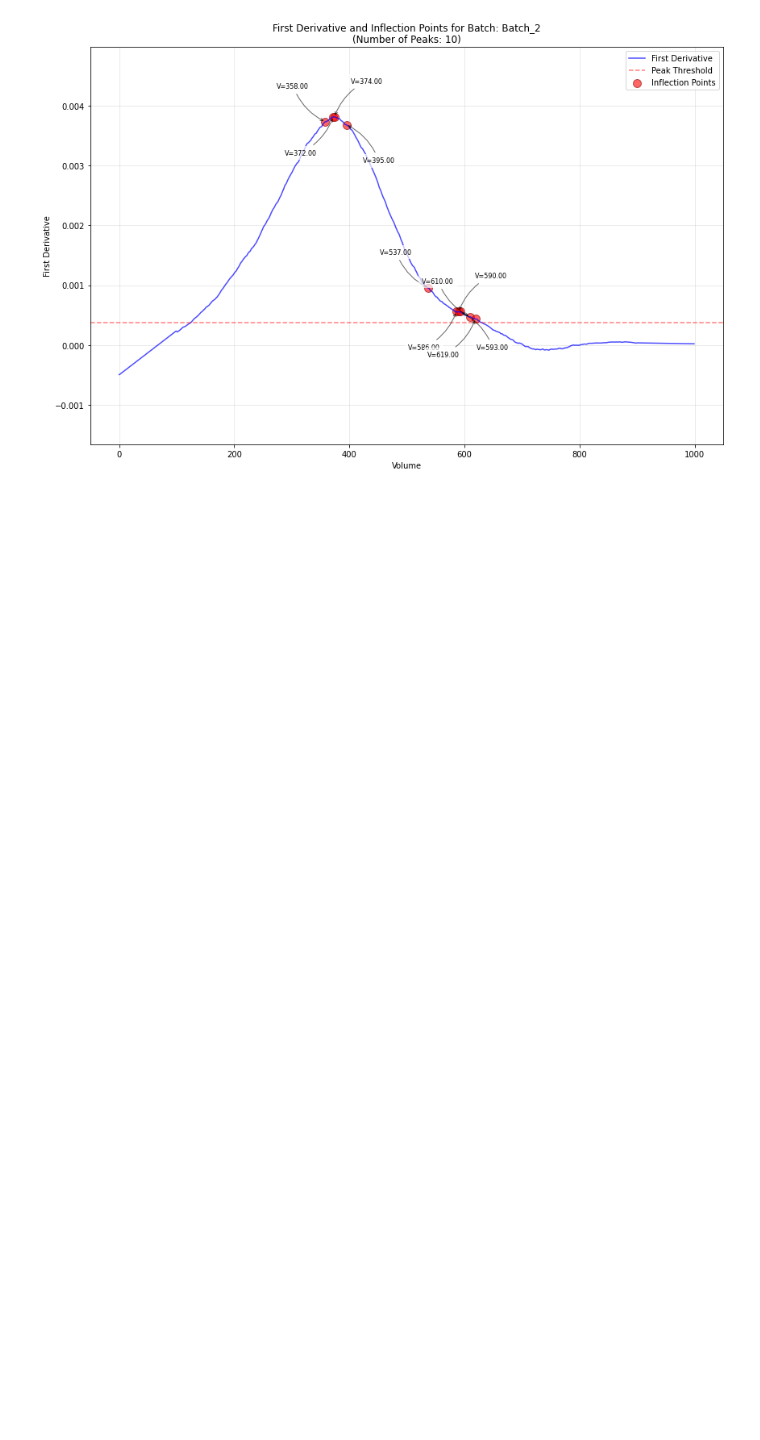
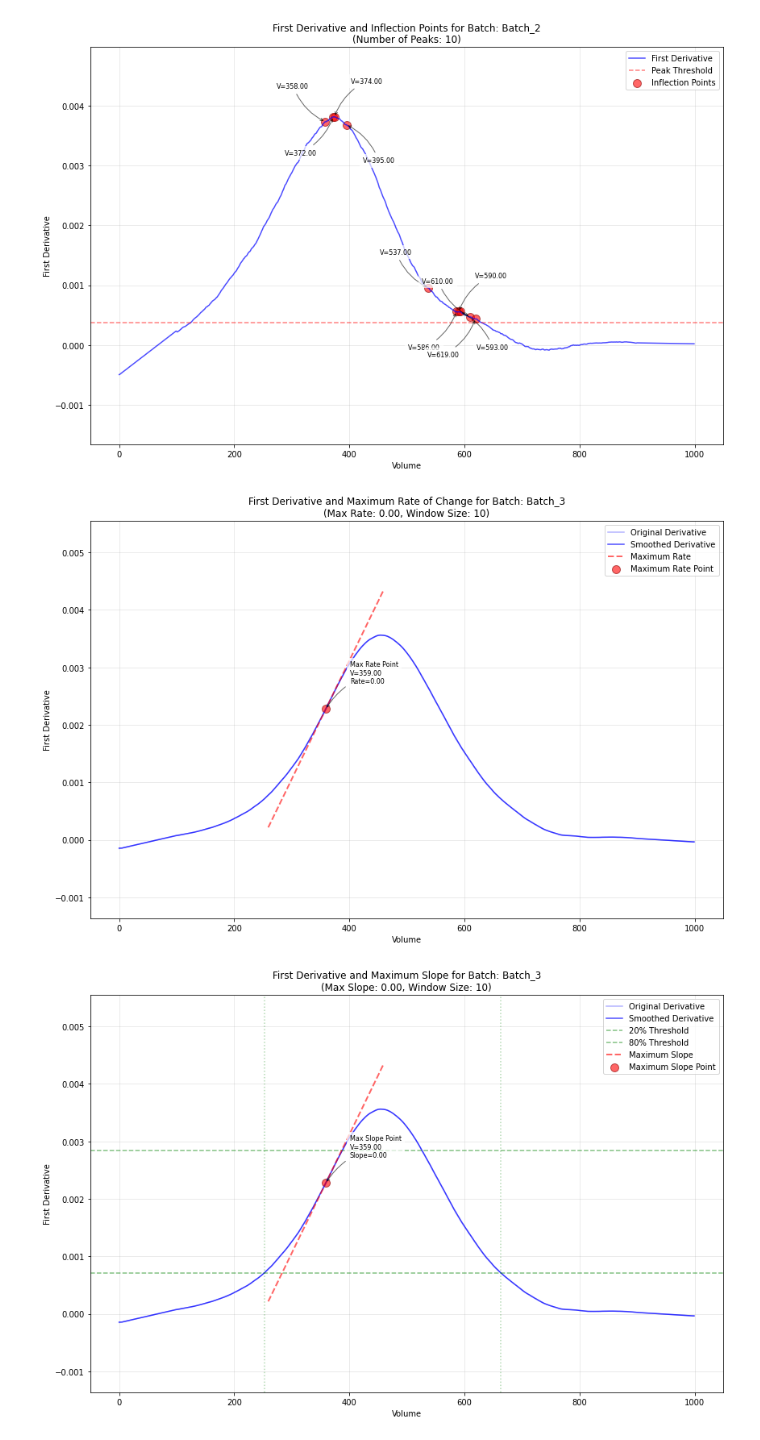
Before and after one commit to vincentgaul/direct_transitional_analysis, a Jupyter notebook: TA.ipynb, the cells around one changed output. Saved outputs shown, nothing was run; the diff lists cells and outputs as text; code cells hidden in the pictures; blank space fills up the shorter version.

Commit message:
max rate of change added in full

```diff
--- a/TA.ipynb
+++ b/TA.ipynb
@@ -154,0 +156,5 @@ plot_inflection_points(df=results, volume_col="Volume", deriv_col="first_derivat
+# %%
+plot_max_rate_of_change(df=results, volume_col="Volume", deriv_col="first_derivative", batch_col="Batch", batch="Batch_3")
+# %% [output]
+[figure, added]
+[figure, added]
```
Also changed, not shown: parts of 7 cells of this notebook, 2 other files.
